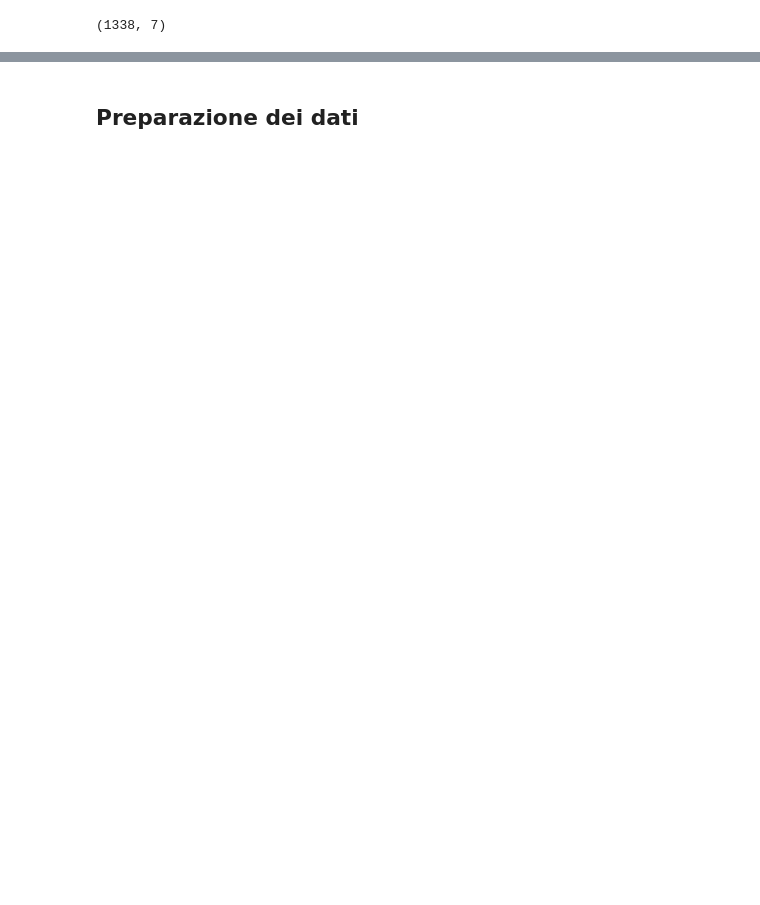
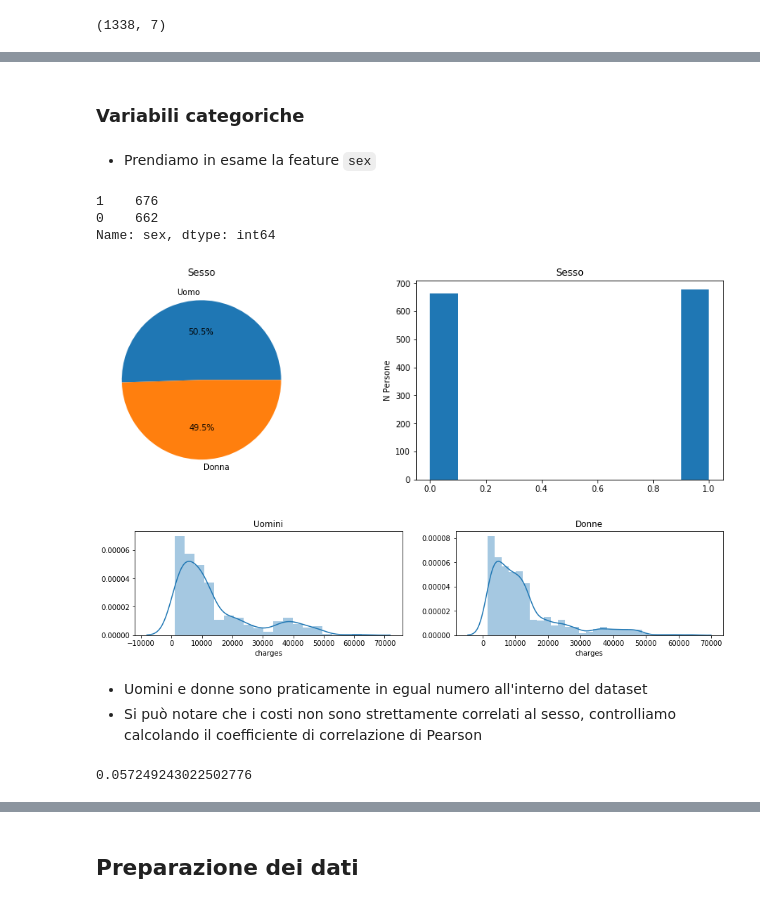
Before and after one commit to eliamarcantognini/DI_project, a Jupyter notebook: DI_Project.ipynb, the cells around one changed output, grey strips where cells are left out. Cells and saved outputs as stored; diff of their text form; code cells hidden in the pictures; blank space fills up the shorter version.

Commit message:
Finish data exploration

```diff
--- a/DI_Project.ipynb
+++ b/DI_Project.ipynb
@@ -75,0 +119,30 @@ insurance.tail(5)
+# %% [markdown]
+### Variabili categoriche
+# %% [markdown]
+- Prendiamo in esame la feature `sex`
+# %%
+plt.figure(figsize=(15, 10))
+# Distribuzione dei sessi
+plt.subplot(2, 2, 1)
+plt.title('Sesso')
+plt.pie(insurance.sex.value_counts(), autopct='%1.1f%%', labels=['Uomo','Donna']);
+plt.subplot(2, 2, 2)
+plt.title('Sesso')
+plt.ylabel('N Persone')
+plt.hist(insurance.sex);
+# Grafici di distribuzione
+man = insurance.loc[insurance_data.sex == 1]
+woman = insurance.loc[insurance_data.sex == 0]
+plt.figure(figsize=(15,6))
+sns.distplot(man['charges'], ax=plt.subplot(2,2,3)).set_title(label='Uomini')
+sns.distplot(woman['charges'], ax=plt.subplot(2,2,4)).set_title(label='Donne');
+insurance.sex.value_counts()
+# %% [output]
+1    676
+0    662
+Name: sex, dtype: int64
+[figure, added]
+[figure, added]
+# %% [markdown]
+- Uomini e donne sono praticamente in egual numero all'interno del dataset
+- Si può notare che i costi non sono strettamente correlati al sesso, controlliamo calcolando il coefficiente di correlazione di Pearson
@@ -75,0 +153,4 @@ insurance.tail(5)
+# %%
+correlation(insurance_data.sex, insurance.charges)
+# %% [output]
+0.057249243022502776
```
Also changed, not shown: parts of 89 cells of this notebook.
